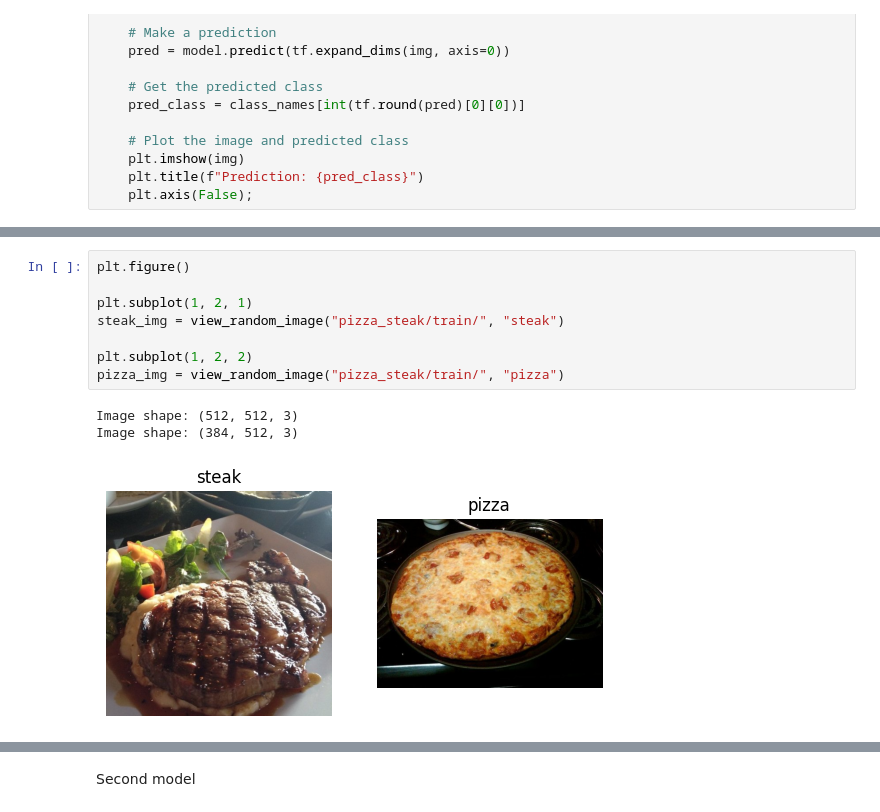
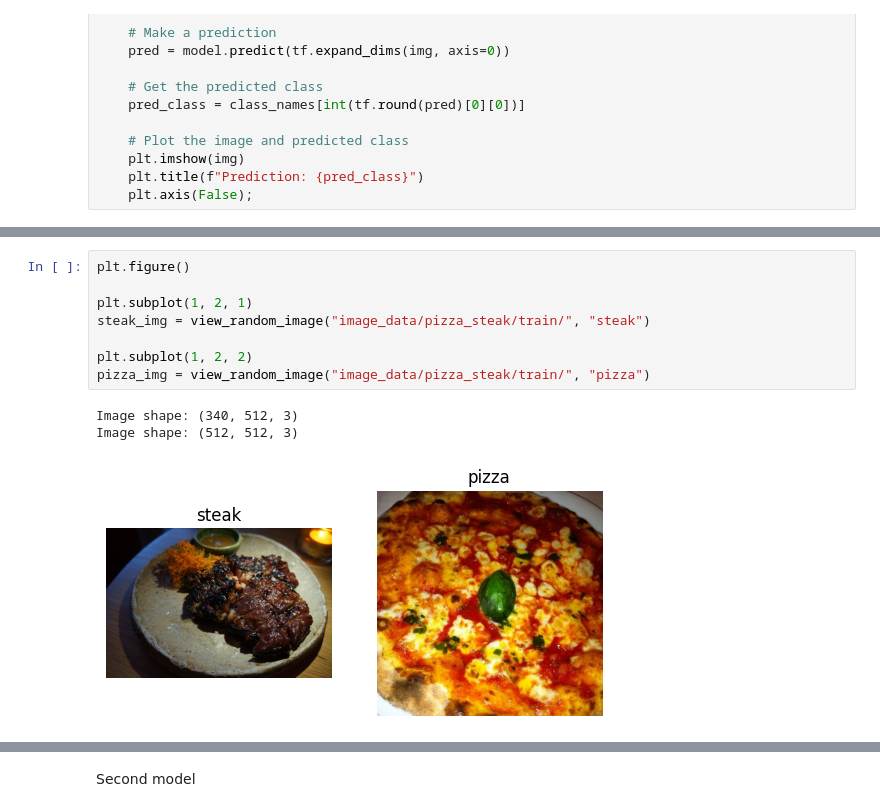
Before and after one commit to christopher192/deep-learning-tensorflow-pytorch, a Jupyter notebook: food-classification-cnn.ipynb, the cells around one changed output, grey strips where cells are left out. Drawn from its saved outputs; the diff is of its cells as text.

```diff
--- a/food-classification-cnn.ipynb
+++ b/food-classification-cnn.ipynb
@@ -102,13 +96,13 @@ number of train for steak`s image:  750
 # %%
 plt.figure()
 
 plt.subplot(1, 2, 1)
-steak_img = view_random_image("pizza_steak/train/", "steak")
+steak_img = view_random_image("image_data/pizza_steak/train/", "steak")
 
 plt.subplot(1, 2, 2)
-pizza_img = view_random_image("pizza_steak/train/", "pizza")
+pizza_img = view_random_image("image_data/pizza_steak/train/", "pizza")
 # %% [output]
+Image shape: (340, 512, 3)
 Image shape: (512, 512, 3)
-Image shape: (384, 512, 3)
-[figure, old version]
+[figure, new version]
 # %%
```
Also changed, not shown: parts of 55 cells of this notebook, 2 other files.
